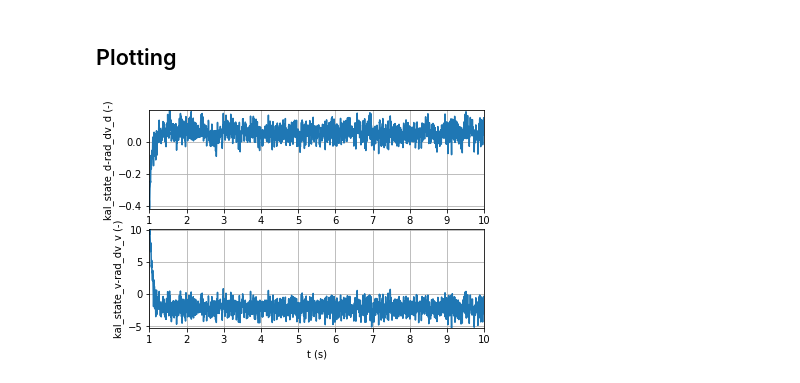
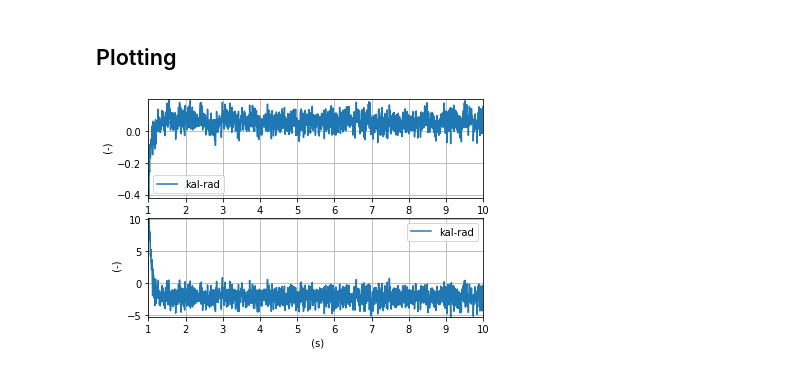
Before and after one commit to ydethe/blocksim, a Jupyter notebook: examples/example_deramping.ipynb, the cells around one changed output. Cells and saved outputs as stored; diff of their text form; code cells hidden in the pictures.

```diff
--- a/examples/example_deramping.ipynb
+++ b/examples/example_deramping.ipynb
@@ -120,23 +116,15 @@ log = sim.getLogger()
 # %%
 fig = FigureFactory.create()
 gs = fig.add_gridspec(2, 1)
 axe = fig.add_baxe(title="", spec=gs[0, 0])
-line = plotFromLogger(
-    log, id_x="t", id_y="kal_state_d-rad_dv_d", axe=axe, label="kal-rad"
-)
+axe.plot((log, "t", "kal_state_d-rad_dv_d"), label="kal-rad")
 # axe.set_ylim(-0.3, 0.3)
 
 axe = fig.add_baxe(title="", spec=gs[1, 0], sharex=axe)
-line = plotFromLogger(
-    log,
-    id_x="t",
-    id_y="kal_state_v-rad_dv_v",
-    axe=axe,
-    label="kal-rad",
-)
+axe.plot((log, "t", "kal_state_v-rad_dv_v"), label="kal-rad")
 # axe.set_ylim(-7.5, 7.5)
 axe.set_xlim(1, 10)
 
 mfig = fig.render()
 # %% [output]
-[figure, old version]
+[figure, new version]
```
Also changed, not shown: parts of 1 cell of this notebook, 32 other files.
